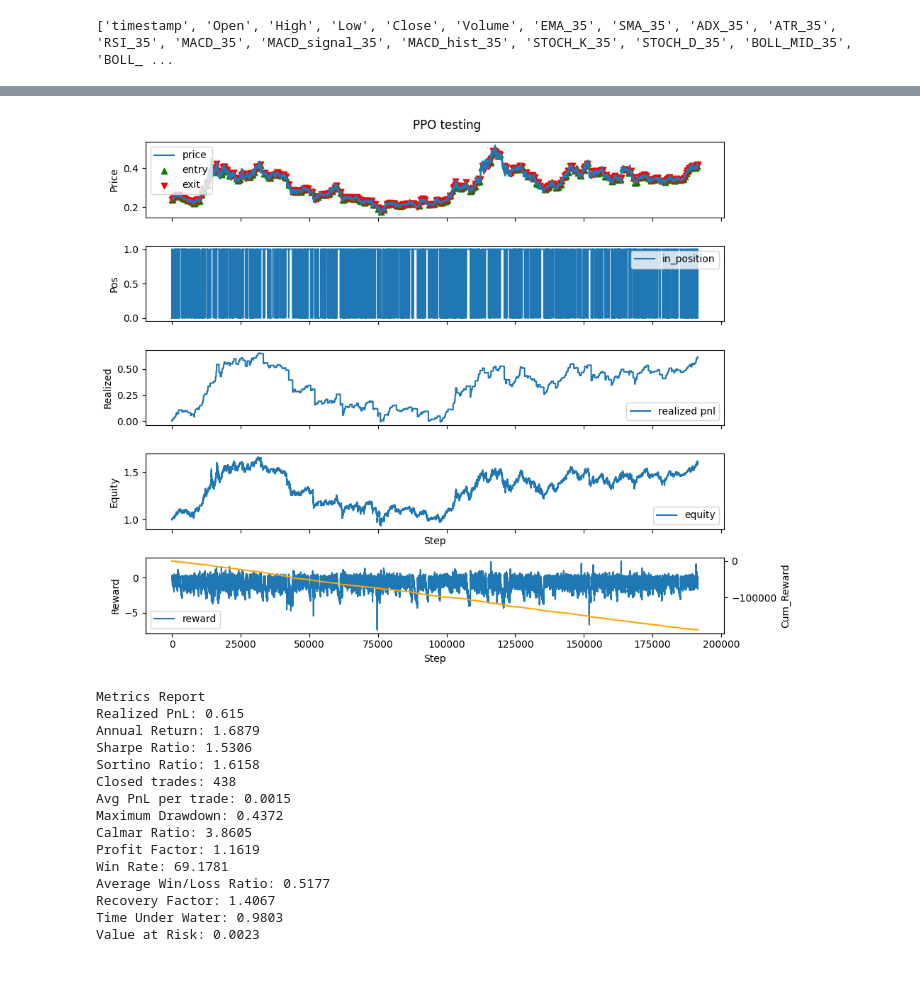
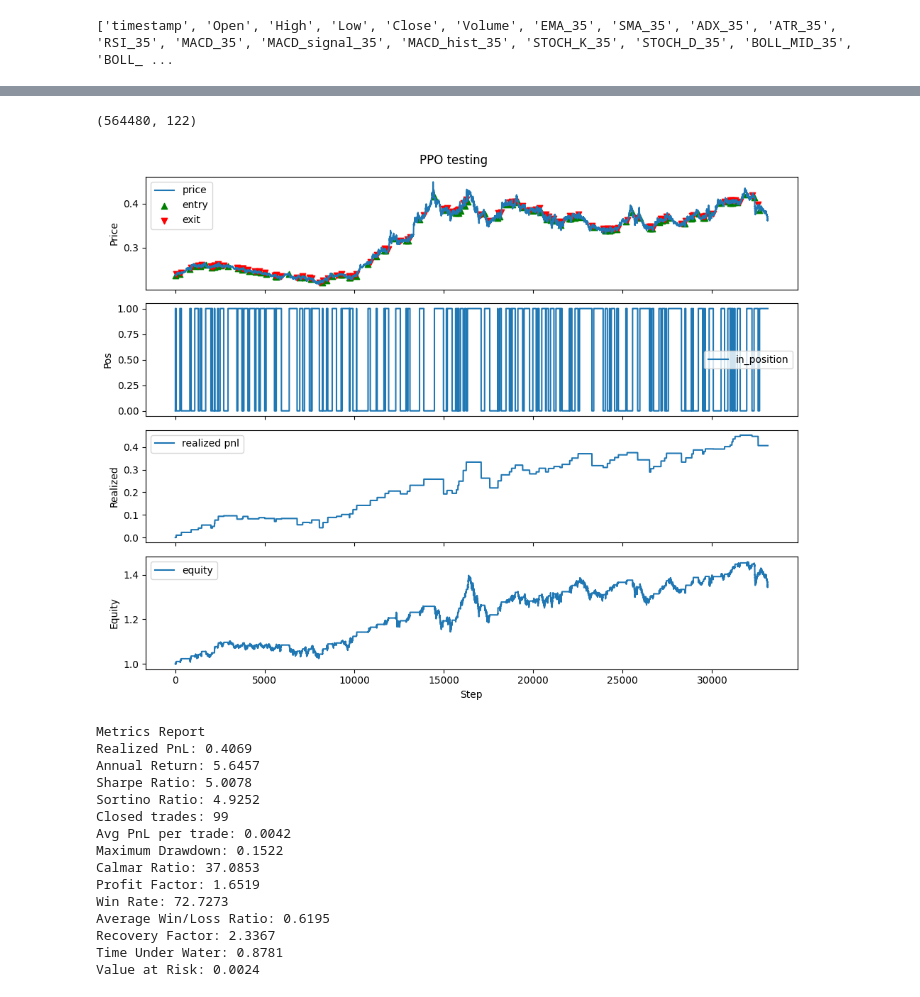
Before and after one commit to SIA86/pretrained_rl_ppo_model, a Jupyter notebook: Копия RL_training.ipynb, the cells around one changed output, grey strips where cells are left out. Drawn from its saved outputs; the diff is of its cells as text; code cells hidden in the pictures.

```diff
--- a/Копия RL_training.ipynb
+++ b/Копия RL_training.ipynb
@@ -39,9 +39,9 @@ Requirement already satisfied: mdurl~=0.1 in /usr/local/lib/python3.12/dist-pack
 # @title Load and check data
 
 # PATH_TO_DATA = "dummy_df.joblib"  # <-- provide path
-PATH_TO_DATA = "/content/drive/MyDrive/stocks/Data/DOGEUSDT/raw_data/DOGEUSDT_1m_2024-01-01_to_2025-09-10.joblib"
-START = "2024-01-01"
-END = "2025-09-10"
+PATH_TO_DATA = "/content/drive/MyDrive/stocks/Data/DOGEUSDT/raw_data/DOGEUSDT_1m_2024-01-01_to_2025-05-23.joblib"
+START = "2024-01-20"
+END = "2025-05-23"
 TIMESTAMP_COL = "timestamp"          # column with timestamps
 
 raw_df = joblib.load(PATH_TO_DATA)
@@ -76,6 +76,9 @@ for i in range(35, 246, 7):
     macd, macd_signal, macd_hist = macd_numba(close, fast, slow, sig)
     stoch_k, stoch_d = stoch_numba(high, low, close, i, i // 2)
     boll_mid, boll_up, boll_dn = bollinger_numba(close, i, 2.0)
+    sl_bbu = slope_numba(boll_up, i)
+    sl_bbm = slope_numba(boll_mid, i)
+    sl_obv = slope_numba(obv_arr, i)
     cci_i  = cci_numba(high, low, close, i)
     willr_i= williams_r_numba(high, low, close, i)
     mfi_i  = mfi_numba(high, low, close, volume, i)
@@ -102,6 +105,9 @@ for i in range(35, 246, 7):
         f"MFI_{i}":          mfi_i,
         f"ROC_{i}":          roc_i,
         f"VWAP_{i}":         vwap_i,
+        f"SL_BBU_{i}":       sl_bbu,
+        f"SL_BBM_{i}":       sl_bbm,
+        f"SL_OBV_{i}":       sl_obv,
     })
 
 # Добавляем все столбцы разом — без фрагментации
@@ -420,3 +423,7 @@ KeyError: 'EMA_2500'
+# %%
+ppo_train_df.shape
+# %% [output]
+(564480, 122)
 # %%
 # @title Fine tuning
 
@@ -520,12 +527,12 @@ actor, critic, train_log, val_log = train(
 )
 # %%
 # @title Test simulation
-ACTOR_WEIGHTS = "/content/drive/MyDrive/stocks/pretrained_rl_ppo/ppo_weights/exp2/actor_best_ep:12_rt:0.0743.weights.h5"
+ACTOR_WEIGHTS = "/content/drive/MyDrive/stocks/pretrained_rl_ppo/ppo_weights/exp2/actor_best_ep:2_rt:0.0600.weights.h5"
 SL_MODEL_CONFIG = "/content/drive/MyDrive/stocks/pretrained_rl_ppo/sl_weights/exp3/config.joblib"
 CONFIG = joblib.load(SL_MODEL_CONFIG)
 
 START = "2024-01-20"
-END = "2025-09-10"
+END = "2025-05-23"
 TEST_FROM = "2025-05-01"
 
 # Загружаем параметры из сохраненного конфига
@@ -542,46 +549,46 @@ _,_,ppo_test_df, _ = prepare_datasets(dataframe,
                                   FEATURES,
                                   test_from=TEST_FROM,
                                   norm_kind='minmax')
 
 TEST_CFG = EnvConfig(
     mode=1,
     fee=0.0002,
     spread=0.0,
     leverage=1.0,
     max_steps=1e9,
     reward_scale=100.0,
     use_log_reward=False,
     valid_time=50,
     time_penalty=0.001,
     hold_penalty=0.001,
 )
 
 testing_simulation(
     ppo_test_df,
     ACTOR_WEIGHTS,
     PPO_SEQ_LEN,
     PPO_FEATURES_DIM,
     PPO_UNITS_PER_LAYER,
     PPO_DROPOUT,
     PPO_NUM_ACTIONS,
     FEATURES,
     TEST_CFG,
     debug=False
 )
 # %% [output]
-[figure, old version]
+[figure, new version]
 Metrics Report
-Realized PnL: 0.615
-Annual Return: 1.6879
-Sharpe Ratio: 1.5306
-Sortino Ratio: 1.6158
-Closed trades: 438
-Avg PnL per trade: 0.0015
-Maximum Drawdown: 0.4372
-Calmar Ratio: 3.8605
-Profit Factor: 1.1619
-Win Rate: 69.1781
-Average Win/Loss Ratio: 0.5177
-Recovery Factor: 1.4067
-Time Under Water: 0.9803
-Value at Risk: 0.0023
+Realized PnL: 0.4069
+Annual Return: 5.6457
+Sharpe Ratio: 5.0078
+Sortino Ratio: 4.9252
+Closed trades: 99
+Avg PnL per trade: 0.0042
+Maximum Drawdown: 0.1522
+Calmar Ratio: 37.0853
+Profit Factor: 1.6519
+Win Rate: 72.7273
+Average Win/Loss Ratio: 0.6195
+Recovery Factor: 2.3367
+Time Under Water: 0.8781
+Value at Risk: 0.0024
```
Also changed, not shown: parts of 5 cells of this notebook, 6 other files.
